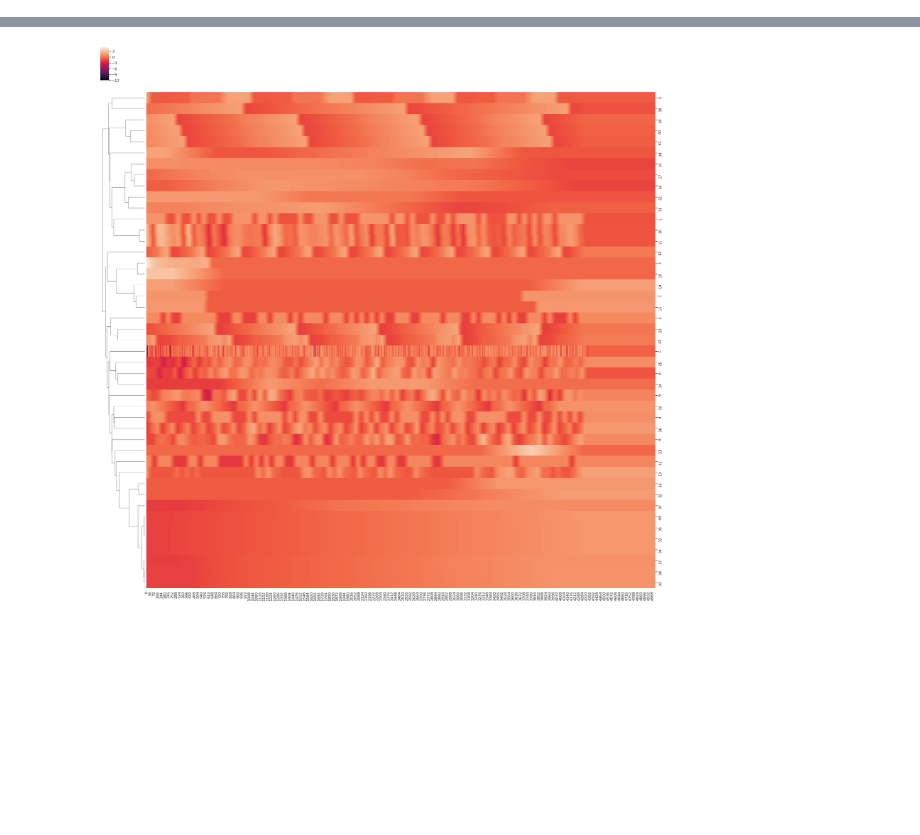
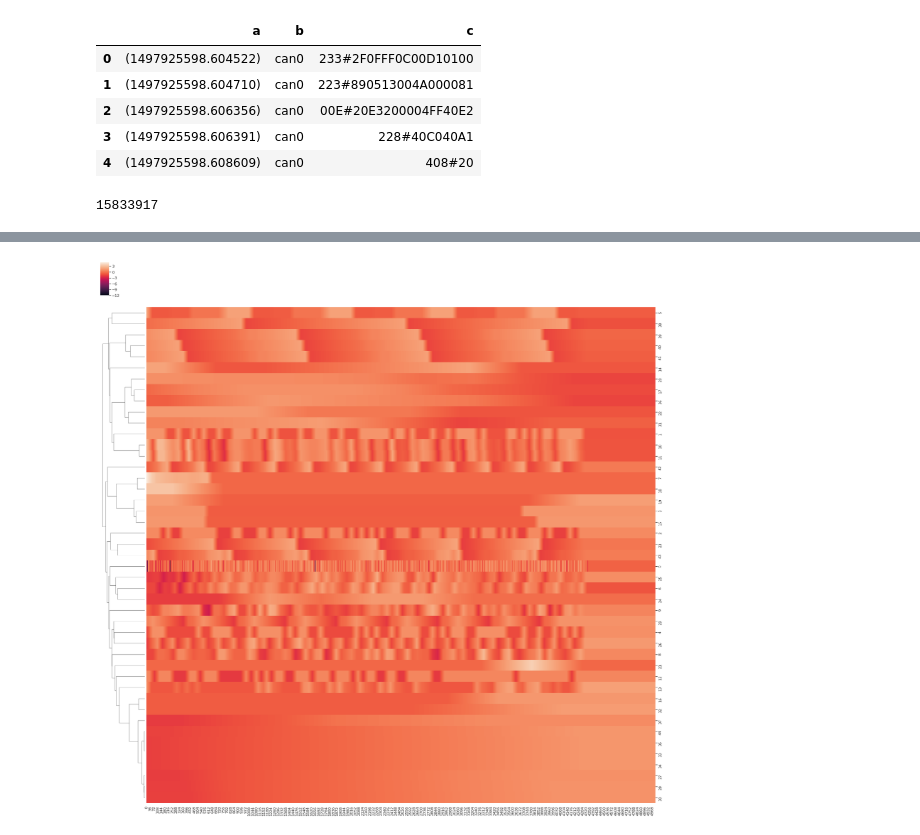
Before and after one commit to tweag/connectedcar, a Jupyter notebook: ConnectedCar1.ipynb, the cells around one changed output, grey strips where cells are left out. Cells and saved outputs as stored; diff of their text form; code cells hidden in the pictures; blank space fills up the shorter version.

```diff
--- a/ConnectedCar1.ipynb
+++ b/ConnectedCar1.ipynb
@@ -7,2 +15,2 @@ import math
 # %%
-dt = pd.read_csv ("candump-2017-06-20_022638" , sep = " " , names = ['a' , 'b' , 'c']).iloc[:10000,:]
+dt = pd.read_csv ("candump-2017-06-20_022638" , sep = " " , names = ['a' , 'b' , 'c'])
@@ -65,0 +17,13 @@ plt.savefig('datas_read.jpg')
+# %%
+dt.head()
+# %% [output]
+|  | a | b | c |
+| 0 | (1497925598.604522) | can0 | 233#2F0FFF0C00D10100 |
+| 1 | (1497925598.604710) | can0 | 223#890513004A000081 |
+| 2 | (1497925598.606356) | can0 | 00E#20E3200004FF40E2 |
+| 3 | (1497925598.606391) | can0 | 228#40C040A1 |
+| 4 | (1497925598.608609) | can0 | 408#20 |
+# %%
+len(dt)
+# %% [output]
+15833917
```
Also changed, not shown: parts of 13 cells of this notebook.
